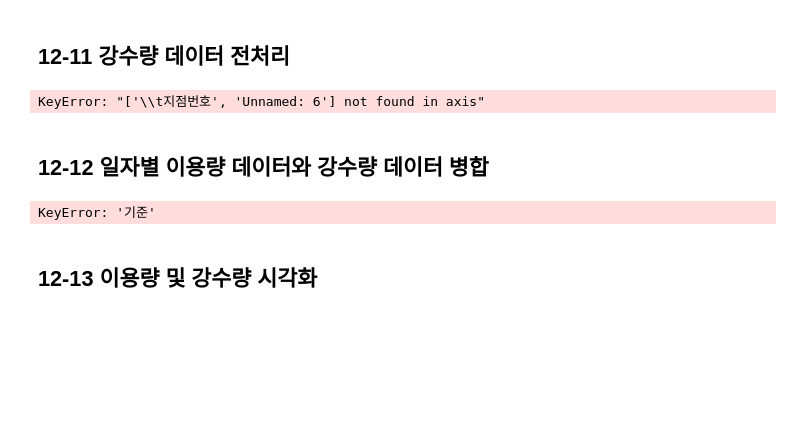
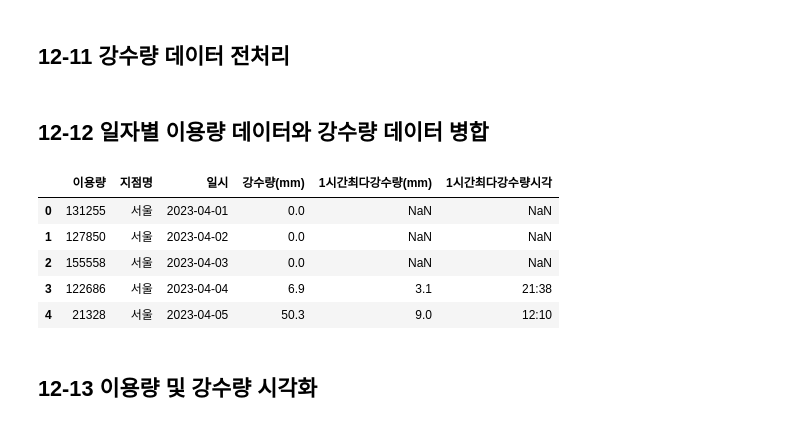
Before and after one commit to syyang-sec/Data-Analysis-with-Open-Source, a Jupyter notebook: 오픈소스_데이터_분석_12강.ipynb, the cells around one changed output. Saved outputs shown, nothing was run; the diff lists cells and outputs as text; code cells hidden in the pictures; blank space fills up the shorter version.

```diff
--- a/오픈소스_데이터_분석_12강.ipynb
+++ b/오픈소스_데이터_분석_12강.ipynb
@@ -352,21 +380,34 @@ rain_df.head(5)
 rain_df['일시'] = pd.to_datetime(rain_df['일시'], format='%Y-%m-%d')
 ## '강수량(mm)' 컬럼 결측치 0으로 채우기
 rain_df['강수량(mm)'] = rain_df['강수량(mm)'].fillna(0)
+
+# Column names often have hidden whitespace or non-standard characters from CSV loading.
+# First, let's clean up column names by stripping leading/trailing whitespace.
+rain_df.columns = rain_df.columns.str.strip()
+
 ## 불필요한 컬럼 제거
-rain_df.drop(columns=['\t지점번호', 'Unnamed: 6'], inplace=True)
+columns_to_drop = ['지점번호', 'Unnamed: 6']
+# Filter out columns that do not exist in rain_df
+existing_columns_to_drop = [col for col in columns_to_drop if col in rain_df.columns]
+
+if existing_columns_to_drop:
+    rain_df.drop(columns=existing_columns_to_drop, inplace=True)
-# %% [output]
-KeyError: "['\\t지점번호', 'Unnamed: 6'] not found in axis"
 # %% [markdown]
 ## 12-12 일자별 이용량 데이터와 강수량 데이터 병합
 # %%
 ## 일자별 이용량과 강수량 데이터 병합 (daily_usage_gf의 기준_날짜, rain_df의 일시를 기준으로 결합)
-merged_df = pd.merge(daily_usage_df, rain_df, how='left', left_on='기준_날짜', right_on='기준')
+merged_df = pd.merge(daily_usage_df, rain_df, how='left', left_on='기준_날짜', right_on='일시')
 ## 'count' 컬럼명 '이용량'으로 변경
 merged_df.rename(columns={'count': '이용량'}, inplace=True)
 ## 병합된 데이터프레임 상위 5행 출력
 merged_df.head(5)
 # %% [output]
-KeyError: '기준'
+|  | 이용량 | 지점명 | 일시 | 강수량(mm) | 1시간최다강수량(mm) | 1시간최다강수량시각 |
+| 0 | 131255 | 서울 | 2023-04-01 | 0.0 | NaN | NaN |
+| 1 | 127850 | 서울 | 2023-04-02 | 0.0 | NaN | NaN |
+| 2 | 155558 | 서울 | 2023-04-03 | 0.0 | NaN | NaN |
+| 3 | 122686 | 서울 | 2023-04-04 | 6.9 | 3.1 | 21:38 |
+| 4 | 21328 | 서울 | 2023-04-05 | 50.3 | 9.0 | 12:10 |
 # %% [markdown]
 ## 12-13 이용량 및 강수량 시각화
 # %%
```
Also changed, not shown: parts of 2 cells of this notebook.
